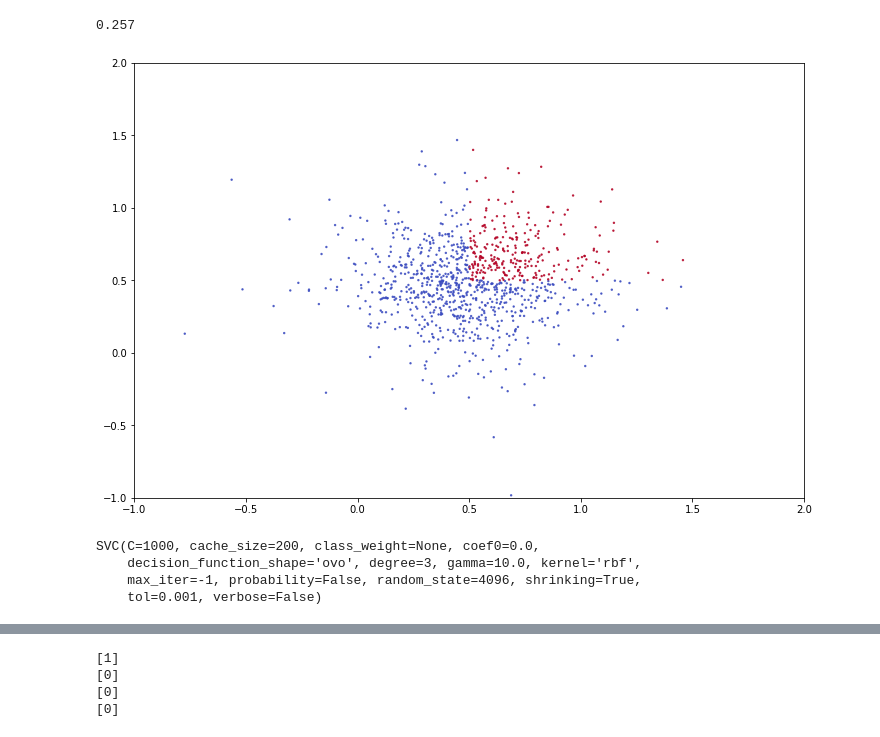
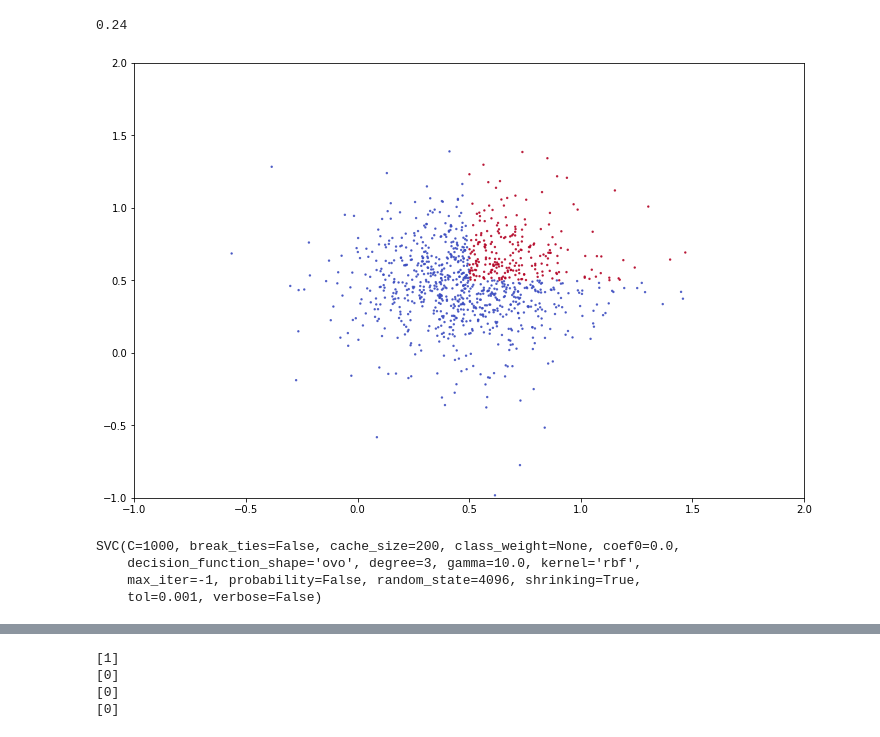
Before and after one commit to changx03/jupyter_tensorflow, a Jupyter notebook: and_gate.ipynb, the cells around one changed output, grey strips where cells are left out. Saved outputs shown, nothing was run; the diff lists cells and outputs as text; code cells hidden in the pictures.

```diff
--- a/and_gate.ipynb
+++ b/and_gate.ipynb
@@ -25 +21,4 @@ def get_y(inputs):
+# %%
+n = 1000
+x, y = and_gen.generate_samples(1000, random_state=random_state)
 # %%
@@ -38,7 +37,5 @@ plt.show()
-# %%
-y = get_y(x)
 # %%
 # 1/4 of the samples should output 1
-print(y[y==1].size/n)
+print(y[y == 1].size/n)
 # %% [output]
-0.257
+0.24
@@ -48,12 +42,17 @@ figsize = np.array(plt.rcParams["figure.figsize"]) * 2
 # %%
+# Increasing the size of the plots
+figsize = np.array(plt.rcParams["figure.figsize"]) * 2
+
 x_min, x_max = -1.0, 2
 
 plt.figure(figsize=figsize.tolist())
-plt.scatter(x[:, 0], x[:, 1], marker='.', c=y, alpha=0.8, cmap=plt.cm.coolwarm, s=8, edgecolor='face')
+plt.scatter(
+    x[:, 0], x[:, 1], marker='.', c=y, alpha=0.8, cmap='coolwarm',
+    s=8, edgecolor='face')
 plt.grid(False)
 plt.xlim(x_min, x_max)
 plt.ylim(x_min, x_max)
 plt.show()
 # %% [output]
-[figure, old version]
+[figure, new version]
 # %%
@@ -62,10 +61,12 @@ x_train, x_test, y_train, y_test = train_test_split(x, y, test_size = 0.20)
 # SVM
 gamma = 10.0
 C = 1000
-model_svm1 = svm.SVC(kernel='rbf', decision_function_shape='ovo', random_state=random_state, gamma=gamma, C=C)
+model_svm1 = svm.SVC(
+    kernel='rbf', decision_function_shape='ovo',
+    random_state=random_state, gamma=gamma, C=C)
 model_svm1.fit(x_train, y_train)
 # %% [output]
-SVC(C=1000, cache_size=200, class_weight=None, coef0=0.0,
+SVC(C=1000, break_ties=False, cache_size=200, class_weight=None, coef0=0.0,
     decision_function_shape='ovo', degree=3, gamma=10.0, kernel='rbf',
     max_iter=-1, probability=False, random_state=4096, shrinking=True,
     tol=0.001, verbose=False)
```
Also changed, not shown: parts of 59 cells of this notebook, 8 other files.
